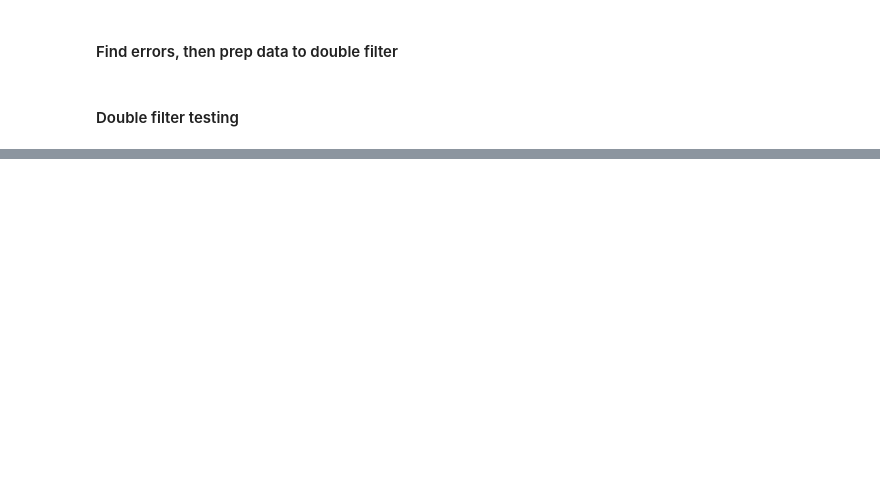
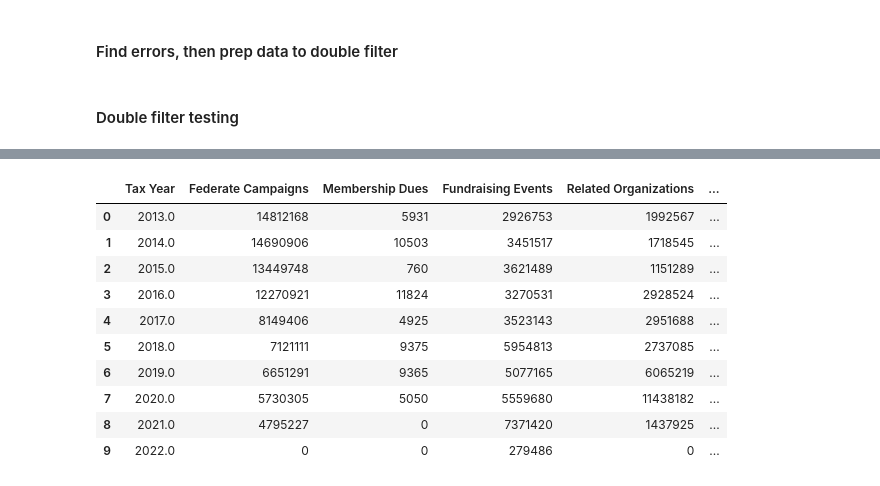
Before and after one commit to dbyers15/SDCTA-homelessness, a Jupyter notebook: XML parser/990 - error check.ipynb, the cells around one changed output, grey strips where cells are left out. Saved outputs shown, nothing was run; the diff lists cells and outputs as text; code cells hidden in the pictures; blank space fills up the shorter version.

```diff
--- a/XML parser/990 - error check.ipynb
+++ b/XML parser/990 - error check.ipynb
@@ -904,0 +828,16 @@ get_xmls(951874073)
+# %%
+einyearcsv = pd.read_csv('EIN_Year.csv')
+# %%
+einyearcsv
+# %% [output]
+|  | Tax Year | Federate Campaigns | Membership Dues | Fundraising Events | Related Organizations | ... |
+| 0 | 2013.0 | 14812168 | 5931 | 2926753 | 1992567 | ... |
+| 1 | 2014.0 | 14690906 | 10503 | 3451517 | 1718545 | ... |
+| 2 | 2015.0 | 13449748 | 760 | 3621489 | 1151289 | ... |
+| 3 | 2016.0 | 12270921 | 11824 | 3270531 | 2928524 | ... |
+| 4 | 2017.0 | 8149406 | 4925 | 3523143 | 2951688 | ... |
+| 5 | 2018.0 | 7121111 | 9375 | 5954813 | 2737085 | ... |
+| 6 | 2019.0 | 6651291 | 9365 | 5077165 | 6065219 | ... |
+| 7 | 2020.0 | 5730305 | 5050 | 5559680 | 11438182 | ... |
+| 8 | 2021.0 | 4795227 | 0 | 7371420 | 1437925 | ... |
+| 9 | 2022.0 | 0 | 0 | 279486 | 0 | ... |
```
Also changed, not shown: parts of 31 cells of this notebook, 12 other files.
